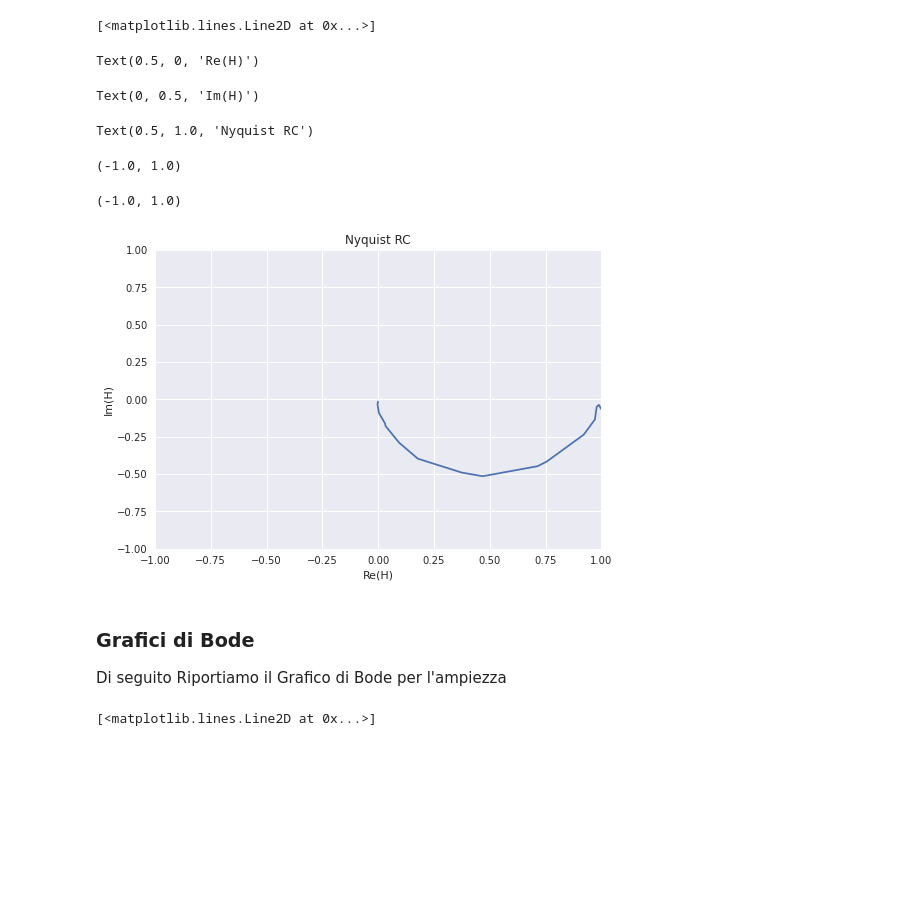
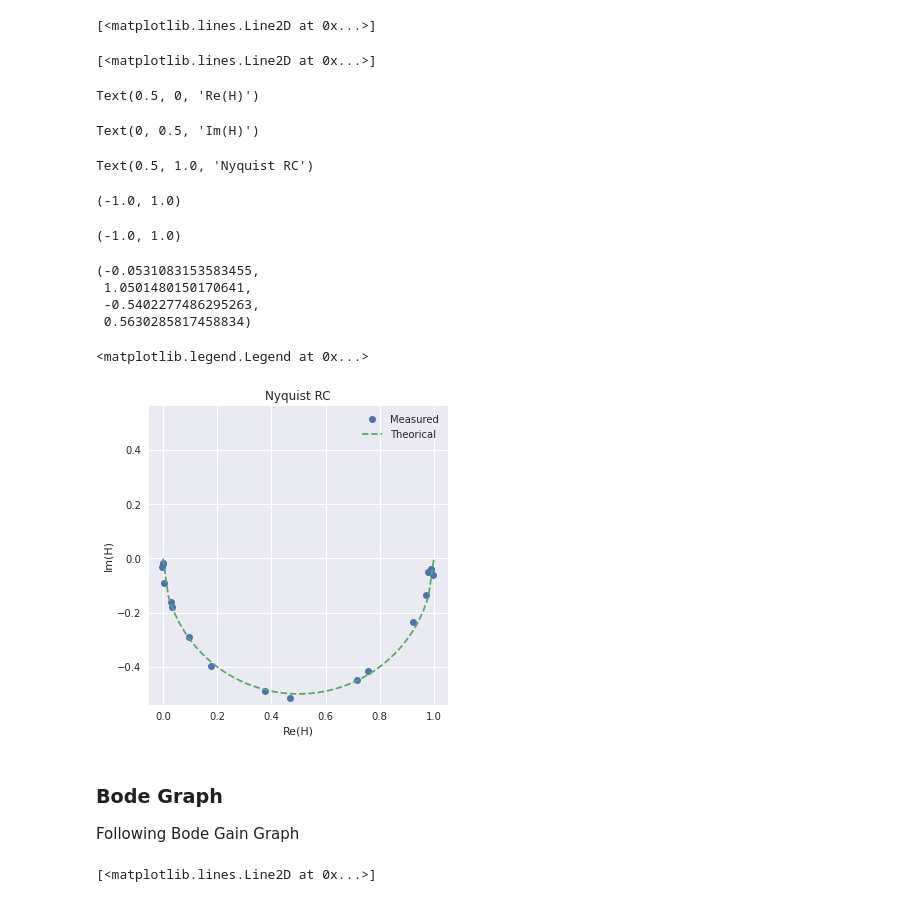
Before and after one commit to RandDouble/LabOEFM, a Jupyter notebook: Elettronica/lab3.ipynb, the cells around one changed output. Cells and saved outputs as stored; diff of their text form; code cells hidden in the pictures; blank space fills up the shorter version.

```diff
--- a/Elettronica/lab3.ipynb
+++ b/Elettronica/lab3.ipynb
@@ -32,43 +50,50 @@ Di seguito riportiamo i grafici di nydquist
 # %%
-import matplotlib.pyplot as plt
-import pandas as pd
-
-# Per mostrare grafico all'interno del Notebook in vscode
-%matplotlib inline
-# Usiamo uno stile del grafico bello
-plt.style.use("seaborn")
-
 # Importiamo i Dati dalla tabella e li suddividiamo già in componenti carine
 # Cercare Modo migliore di farlo
-data = pd.read_csv("day3RC.csv")
-Vin = data["Vin"].values
-Vout = data["Vout"].values
-dt = data["dt"].values
-freq = data["freq"].values
+data_1 = pd.read_csv("day3RC.csv")
+Vin_1 = data_1["Vin"].values
+Vout_1 = data_1["Vout"].values
+dt_1 = data_1["dt"].values
+freq_1 = data_1["freq"].values
+# Importo i Dati dalla simulazione
+sim_1= pd.read_csv('lowPassSim.tsv',sep='\t')
 
 # Elementi da usare per grafico di Nyquist
-phi = dt*freq*2.*np.pi
-mod = Vout/Vin
+phi_1 = dt_1*freq_1*2.*np.pi
+mod_1 = Vout_1/Vin_1
 
-plt.plot(mod*np.cos(phi), mod*np.sin(phi))
+# Elementi Grafico Teorico
+x_1 = np.linspace(0., 1., num=50 , endpoint=True)
+
+
+plt.plot(mod_1*np.cos(phi_1), mod_1*np.sin(phi_1),'o', label="Measured")
+plt.plot( x_1, -np.sqrt(0.25-np.square(x_1-0.5)),'--', label='Theorical')
 
 # Rendiamo il Grafico un Filo Carino
 plt.xlabel("Re(H)")
 plt.ylabel("Im(H)")
 plt.title("Nyquist RC")
 plt.xlim(-1,1)
 plt.ylim(-1, 1)
+plt.axis('square')
+plt.legend()
 # %% [output]
 [<matplotlib.lines.Line2D at 0x...>]
-Text(0.5, 0, 'Re(H)')
+[<matplotlib.lines.Line2D at 0x...>]
-Text(0, 0.5, 'Im(H)')
+Text(0.5, 0, 'Re(H)')
-Text(0.5, 1.0, 'Nyquist RC')
+Text(0, 0.5, 'Im(H)')
-(-1.0, 1.0)
+Text(0.5, 1.0, 'Nyquist RC')
 (-1.0, 1.0)
+(-1.0, 1.0)
+(-0.0531083153583455,
+ 1.0501480150170641,
+ -0.5402277486295263,
+ 0.5630285817458834)
+<matplotlib.legend.Legend at 0x...>
-[figure, old version]
+[figure, new version]
-# %% [markdown]
-### Grafici di Bode
-
-Di seguito Riportiamo il Grafico di Bode per l'ampiezza
+# %% [markdown]
+### Bode Graph
+
+Following Bode Gain Graph
 # %%
 # Calcolo del Guadagno in dB
```
Also changed, not shown: parts of 12 cells of this notebook, 21 other files.
